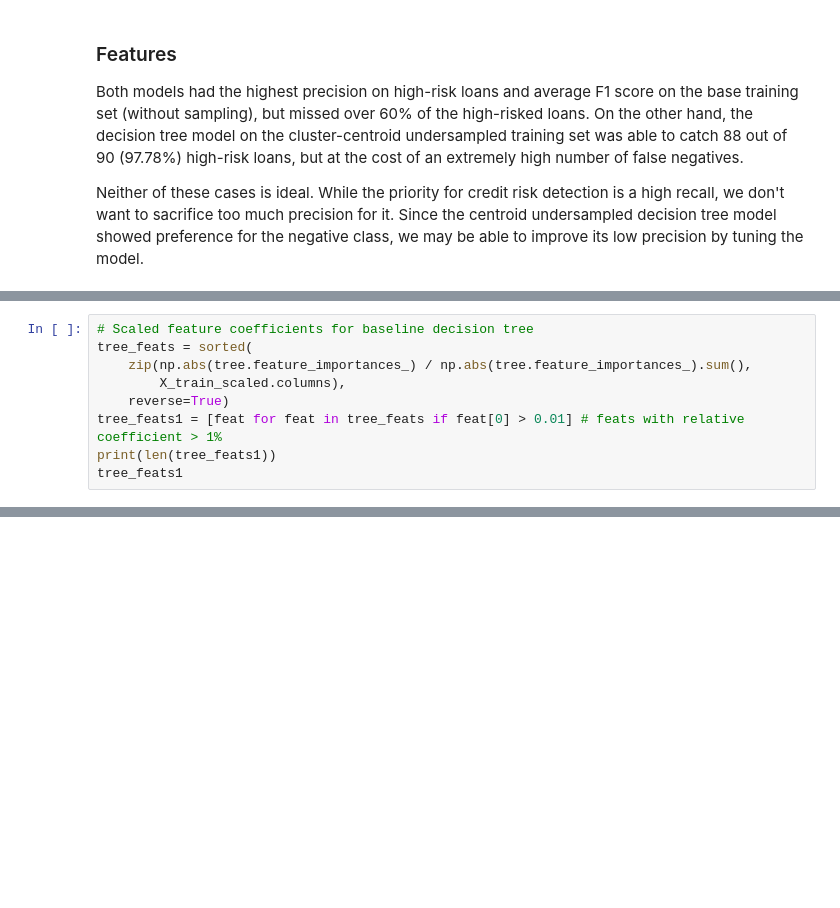
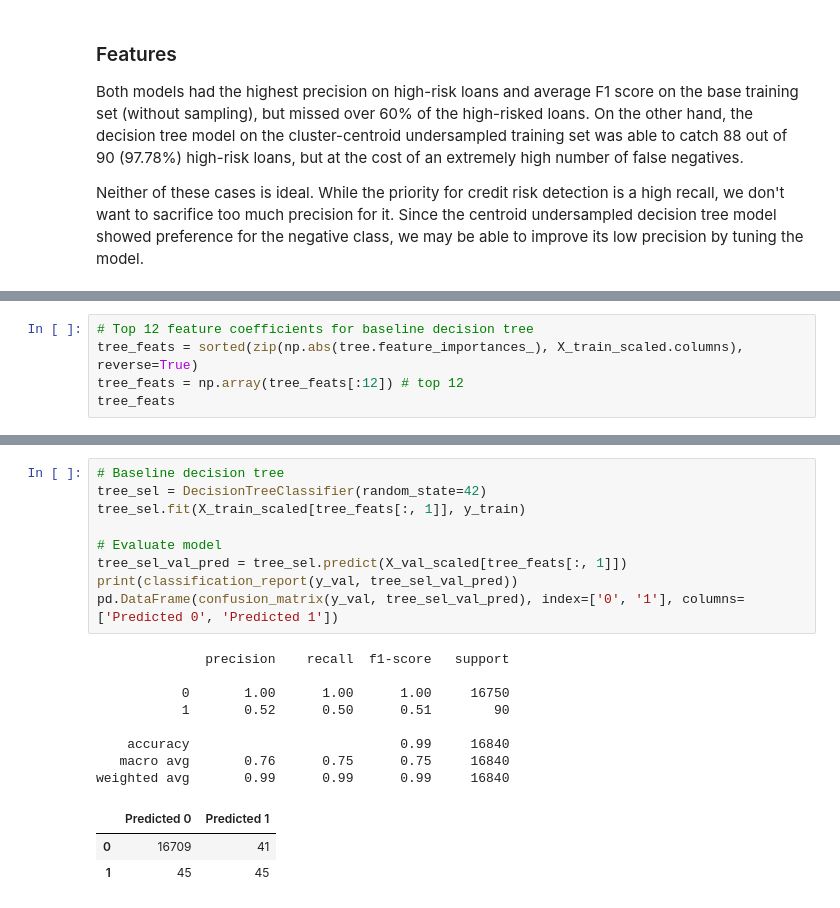
Before and after one commit to tri-bui/sandbox-ml, a Jupyter notebook: lt-credit-risk/credit_risk.ipynb, the cells around one changed output, grey strips where cells are left out. Drawn from its saved outputs; the diff is of its cells as text; blank space fills up the shorter version.

```diff
--- a/lt-credit-risk/credit_risk.ipynb
+++ b/lt-credit-risk/credit_risk.ipynb
@@ -794,10 +784,6 @@ lr_feats1
 # %%
-# Scaled feature coefficients for baseline decision tree
-tree_feats = sorted(
-    zip(np.abs(tree.feature_importances_) / np.abs(tree.feature_importances_).sum(),
-        X_train_scaled.columns),
-    reverse=True)
-tree_feats1 = [feat for feat in tree_feats if feat[0] > 0.01] # feats with relative coefficient > 1%
-print(len(tree_feats1))
-tree_feats1
+# Top 12 feature coefficients for baseline decision tree
+tree_feats = sorted(zip(np.abs(tree.feature_importances_), X_train_scaled.columns), reverse=True)
+tree_feats = np.array(tree_feats[:12]) # top 12
+tree_feats
 # %% [output]
@@ -860,0 +859,21 @@ array(['dti', 'total_pymnt'], dtype='<U32')
+# %%
+# Baseline decision tree
+tree_sel = DecisionTreeClassifier(random_state=42)
+tree_sel.fit(X_train_scaled[tree_feats[:, 1]], y_train)
+
+# Evaluate model
+tree_sel_val_pred = tree_sel.predict(X_val_scaled[tree_feats[:, 1]])
+print(classification_report(y_val, tree_sel_val_pred))
+pd.DataFrame(confusion_matrix(y_val, tree_sel_val_pred), index=['0', '1'], columns=['Predicted 0', 'Predicted 1'])
+# %% [output]
+              precision    recall  f1-score   support
+
+           0       1.00      1.00      1.00     16750
+           1       0.52      0.50      0.51        90
+
+    accuracy                           0.99     16840
+   macro avg       0.76      0.75      0.75     16840
+weighted avg       0.99      0.99      0.99     16840
+|  | Predicted 0 | Predicted 1 |
+| 0 | 16709 | 41 |
+| 1 | 45 | 45 |
```
Also changed, not shown: parts of 9 cells of this notebook.
